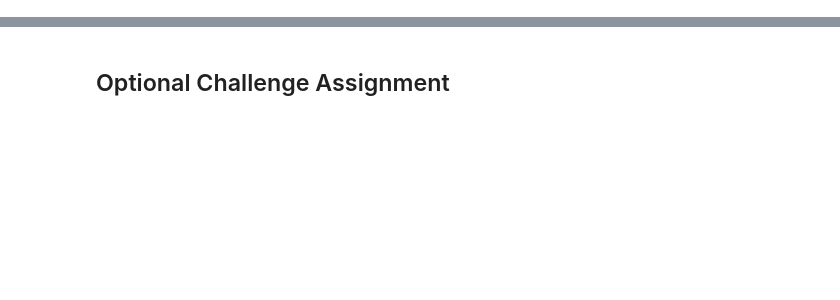
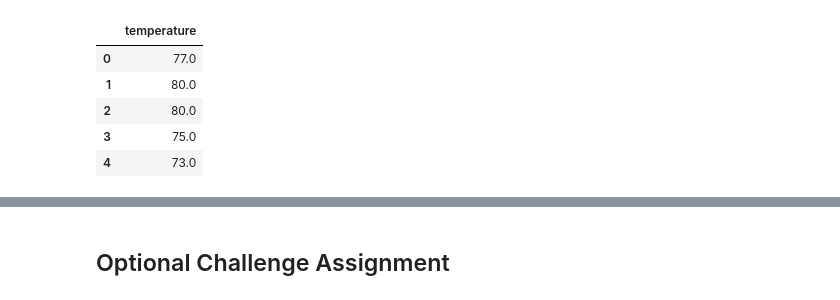
Before and after one commit to jamie-miller-rva/SQLAlchemy-Data-Storage-and-Retrieval, a Jupyter notebook: SQLAlchemy-Data-Storage-and-Retrieval.ipynb, the cells around one changed output, grey strips where cells are left out. Saved outputs shown, nothing was run; the diff lists cells and outputs as text; code cells hidden in the pictures; blank space fills up the shorter version.

```diff
--- a/SQLAlchemy-Data-Storage-and-Retrieval.ipynb
+++ b/SQLAlchemy-Data-Storage-and-Retrieval.ipynb
@@ -158,0 +278,15 @@ print(calc_temps('2012-02-28', '2012-03-05'))
+# %%
+# Query the last 12 months of temperature observation data for this station
+Temperature_obs = session .query(Measurement.tobs).\
+    filter(Measurement.date >= one_year_ago).\
+    filter(Measurement.station == station_most_temp_obs).all()
+
+Temperature_obs_df = pd.DataFrame(Temperature_obs, columns=['temperature'])
+Temperature_obs_df.head()
+# %% [output]
+|  | temperature |
+| 0 | 77.0 |
+| 1 | 80.0 |
+| 2 | 80.0 |
+| 3 | 75.0 |
+| 4 | 73.0 |
```
Also changed, not shown: parts of 74 cells of this notebook.
